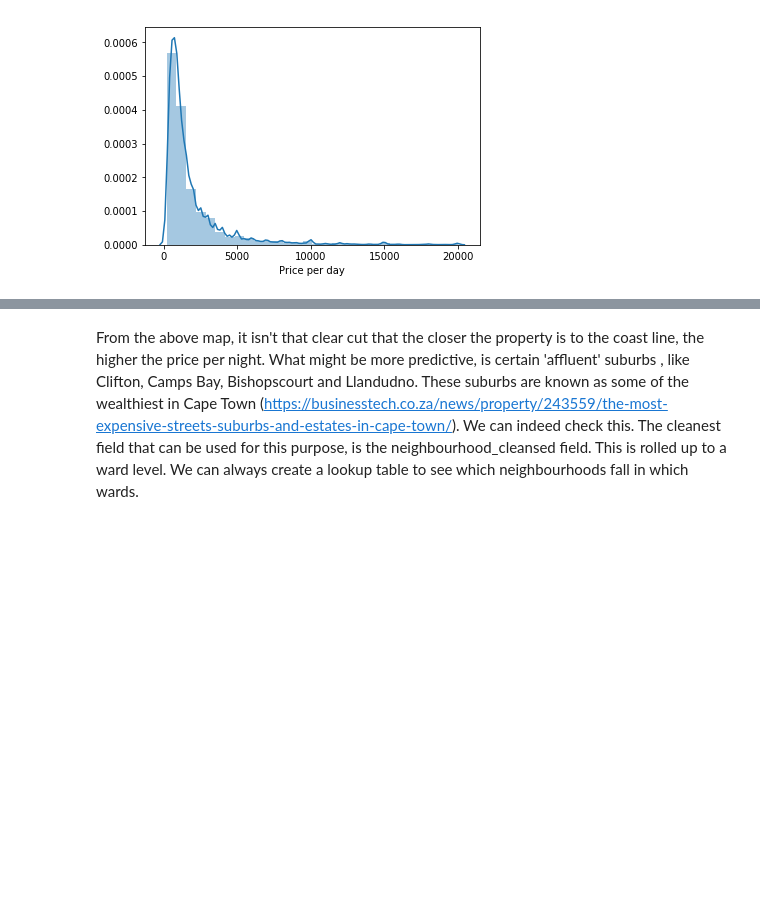
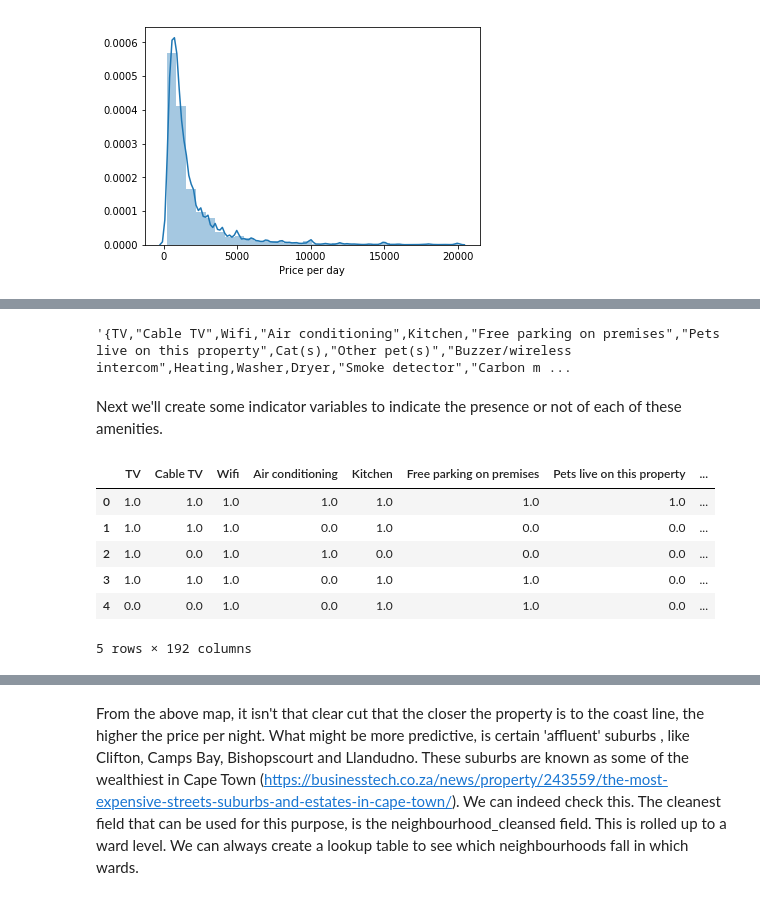
Before and after one commit to Rmostert/Airbnb-CT-analysis, a Jupyter notebook: Airbnb Cape Town EDA.ipynb, the cells around one changed output, grey strips where cells are left out. Saved outputs shown, nothing was run; the diff lists cells and outputs as text; code cells hidden in the pictures; blank space fills up the shorter version.

```diff
--- a/Airbnb Cape Town EDA.ipynb
+++ b/Airbnb Cape Town EDA.ipynb
@@ -190,0 +240,6 @@ plt.savefig('graphs/Prince per day Histogram.png')
+# %%
+outliers_removed['amenities'][0]
+# %% [output]
+'{TV,"Cable TV",Wifi,"Air conditioning",Kitchen,"Free parking on premises","Pets live on this property",Cat(s),"Other pet(s)","Buzzer/wireless intercom",Heating,Washer,Dryer,"Smoke detector","Carbon m ...
+# %% [markdown]
+Next we'll create some indicator variables to indicate the presence or not of each of these amenities.
@@ -190,0 +271,10 @@ plt.savefig('graphs/Prince per day Histogram.png')
+# %%
+amenities_df.head()
+# %% [output]
+|  | TV | Cable TV | Wifi | Air conditioning | Kitchen | Free parking on premises | Pets live on this property | ... |
+| 0 | 1.0 | 1.0 | 1.0 | 1.0 | 1.0 | 1.0 | 1.0 | ... |
+| 1 | 1.0 | 1.0 | 1.0 | 0.0 | 1.0 | 0.0 | 0.0 | ... |
+| 2 | 1.0 | 0.0 | 1.0 | 1.0 | 0.0 | 0.0 | 0.0 | ... |
+| 3 | 1.0 | 1.0 | 1.0 | 0.0 | 1.0 | 1.0 | 0.0 | ... |
+| 4 | 0.0 | 0.0 | 1.0 | 0.0 | 1.0 | 1.0 | 0.0 | ... |
+5 rows × 192 columns
```
Also changed, not shown: parts of 173 cells of this notebook.
